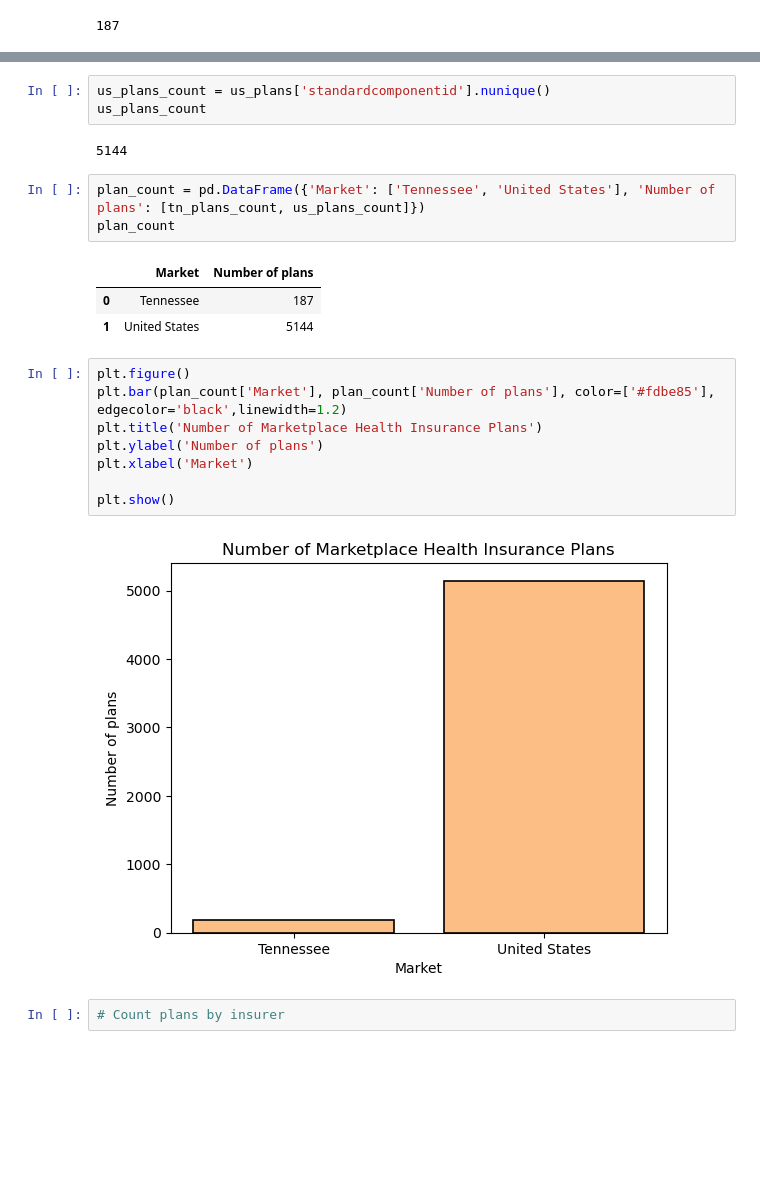
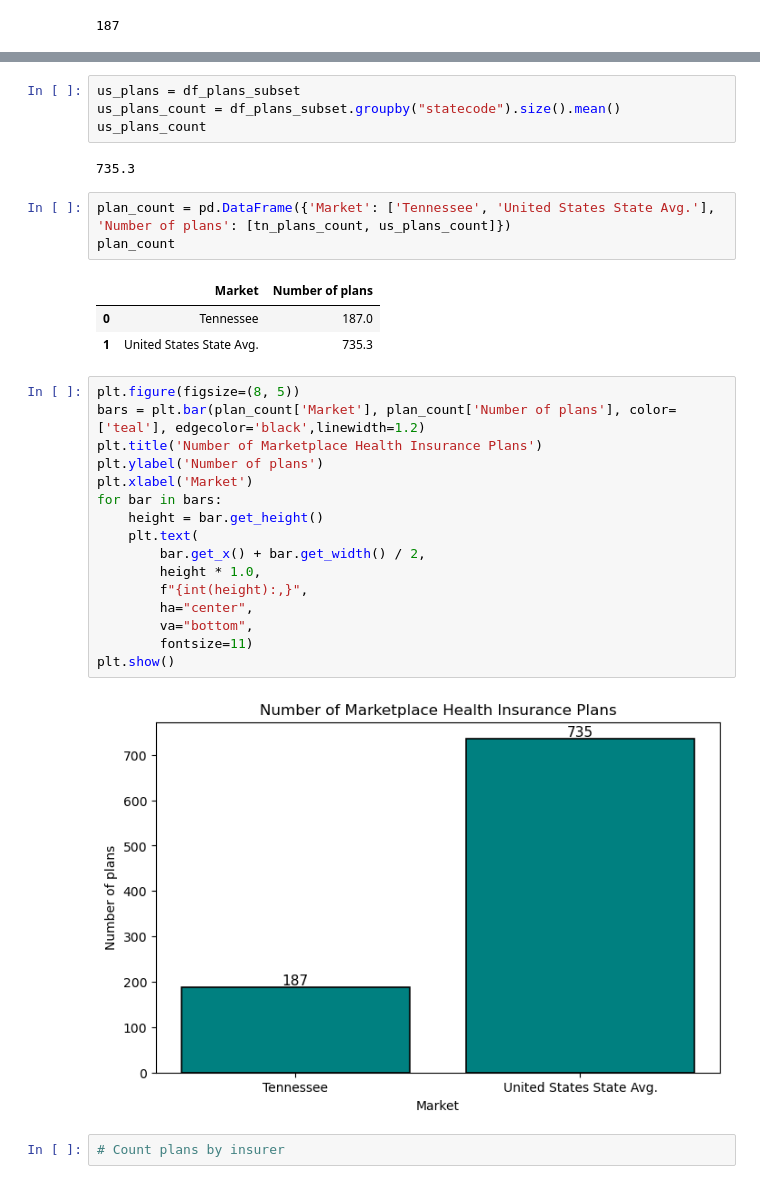
Before and after one commit to vena3/Capstone-da16-Helth-Insurance-Plans, a Jupyter notebook: Notebook/01_marketplace_comparison_tn_vs_us.ipynb, the cells around one changed output, grey strips where cells are left out. Saved outputs shown, nothing was run; the diff lists cells and outputs as text; blank space fills up the shorter version.

```diff
--- a/Notebook/01_marketplace_comparison_tn_vs_us.ipynb
+++ b/Notebook/01_marketplace_comparison_tn_vs_us.ipynb
@@ -127,25 +110,34 @@ us_plans
 # %%
-us_plans_count = us_plans['standardcomponentid'].nunique()
+us_plans = df_plans_subset
+us_plans_count = df_plans_subset.groupby("statecode").size().mean()
 us_plans_count
 # %% [output]
-5144
+735.3
 # %%
-plan_count = pd.DataFrame({'Market': ['Tennessee', 'United States'], 'Number of plans': [tn_plans_count, us_plans_count]})
+plan_count = pd.DataFrame({'Market': ['Tennessee', 'United States State Avg.'], 'Number of plans': [tn_plans_count, us_plans_count]})
 plan_count
 # %% [output]
 |  | Market | Number of plans |
-| 0 | Tennessee | 187 |
-| 1 | United States | 5144 |
+| 0 | Tennessee | 187.0 |
+| 1 | United States State Avg. | 735.3 |
 # %%
-plt.figure()
-plt.bar(plan_count['Market'], plan_count['Number of plans'], color=['#fdbe85'], edgecolor='black',linewidth=1.2)
+plt.figure(figsize=(8, 5))
+bars = plt.bar(plan_count['Market'], plan_count['Number of plans'], color=['teal'], edgecolor='black',linewidth=1.2)
 plt.title('Number of Marketplace Health Insurance Plans')
 plt.ylabel('Number of plans')
 plt.xlabel('Market')
-
+for bar in bars:
+    height = bar.get_height()
+    plt.text(
+        bar.get_x() + bar.get_width() / 2,
+        height * 1.0,
+        f"{int(height):,}",
+        ha="center",
+        va="bottom",
+        fontsize=11)
 plt.show()
 # %% [output]
-[figure, old version]
+[figure, new version]
 # %%
 # Count plans by insurer
 # %%
```
Also changed, not shown: parts of 6 cells of this notebook, 3 other files.
